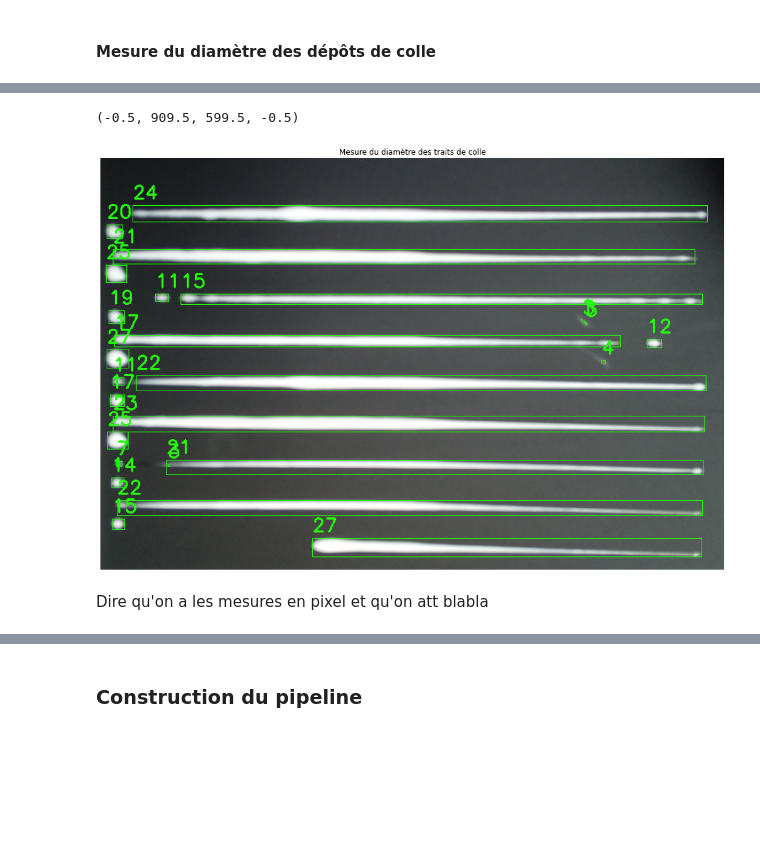
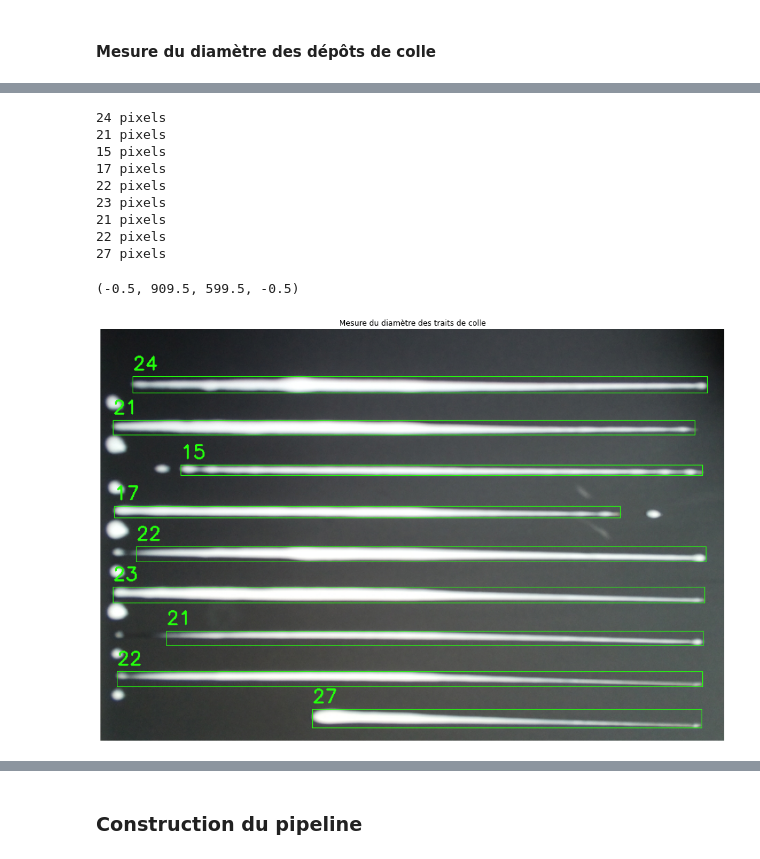
Before and after one commit to greg-ynx/Projet-Encolleuse-Image-Processing, a Jupyter notebook: images_processing.ipynb, the cells around one changed output, grey strips where cells are left out. Drawn from its saved outputs; the diff is of its cells as text; code cells hidden in the pictures; blank space fills up the shorter version.

```diff
--- a/images_processing.ipynb
+++ b/images_processing.ipynb
@@ -148,21 +148,34 @@ mettre seuil < 10
 # %%
 abs_dst = cv2.convertScaleAbs(img001_binary)
 cnts = cv2.findContours(image=abs_dst, mode=cv2.RETR_TREE, method=cv2.CHAIN_APPROX_NONE)
 
 cnts = cnts[0] if len(cnts) == 2 else cnts[1]
+lines = []
 for c in cnts:
     x,y,w,h = cv2.boundingRect(c)
-    cv2.putText(img001, str(h), (x,y - 10), cv2.FONT_HERSHEY_SIMPLEX, 0.9, (36,255,12), 2)
-    cv2.rectangle(img001, (x, y), (x + w, y + h), (36,255,12), 1)
+    if(w > 50):
+        cv2.putText(img001, str(h), (x,y - 10), cv2.FONT_HERSHEY_SIMPLEX, 0.9, (36,255,12), 2)
+        cv2.rectangle(img001, (x, y), (x + w, y + h), (36,255,12), 1)
+        lines.insert(0, h)
+
+for line in lines:
+    print(str(line) + " pixels")
 
 cv2.imwrite('assets/img/processed/measure.jpg', img001)
 
 plt.figure(figsize=(18, 12))
 plt.title('Mesure du diamètre des traits de colle')
 plt.imshow(img001)
 plt.axis('off')
 # %% [output]
-(-0.5, 909.5, 599.5, -0.5)
+24 pixels
+21 pixels
+15 pixels
+17 pixels
+22 pixels
+23 pixels
+21 pixels
+22 pixels
+27 pixels
+(-0.5, 909.5, 599.5, -0.5)
-[figure, old version]
+[figure, new version]
-# %% [markdown]
-Dire qu'on a les mesures en pixel et qu'on att blabla
```
Also changed, not shown: parts of 3 cells of this notebook, 1 other file.
